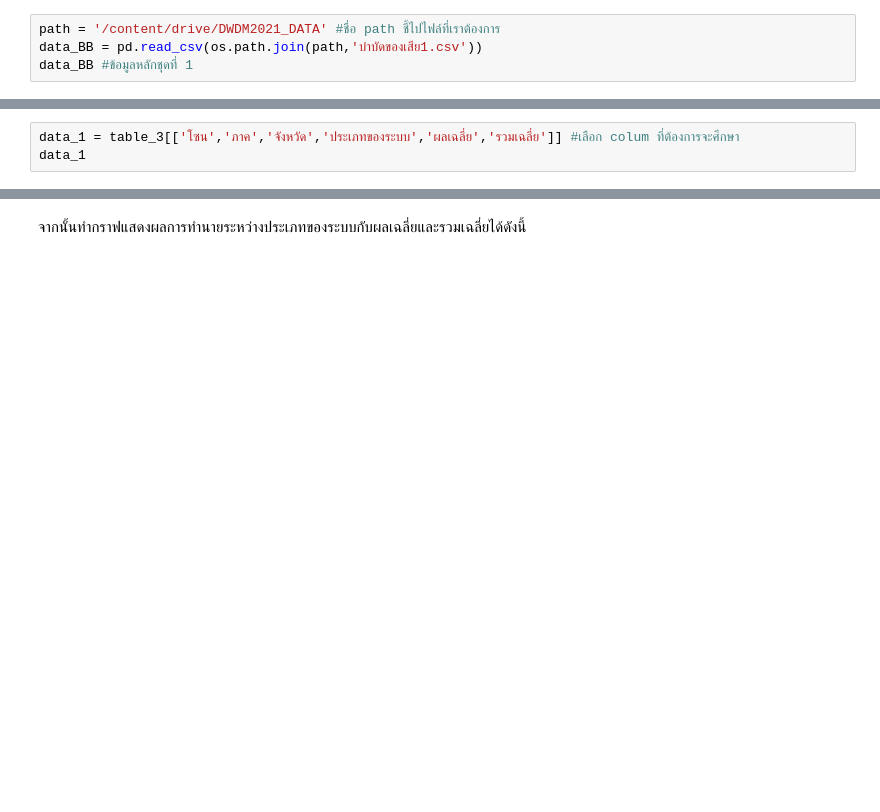
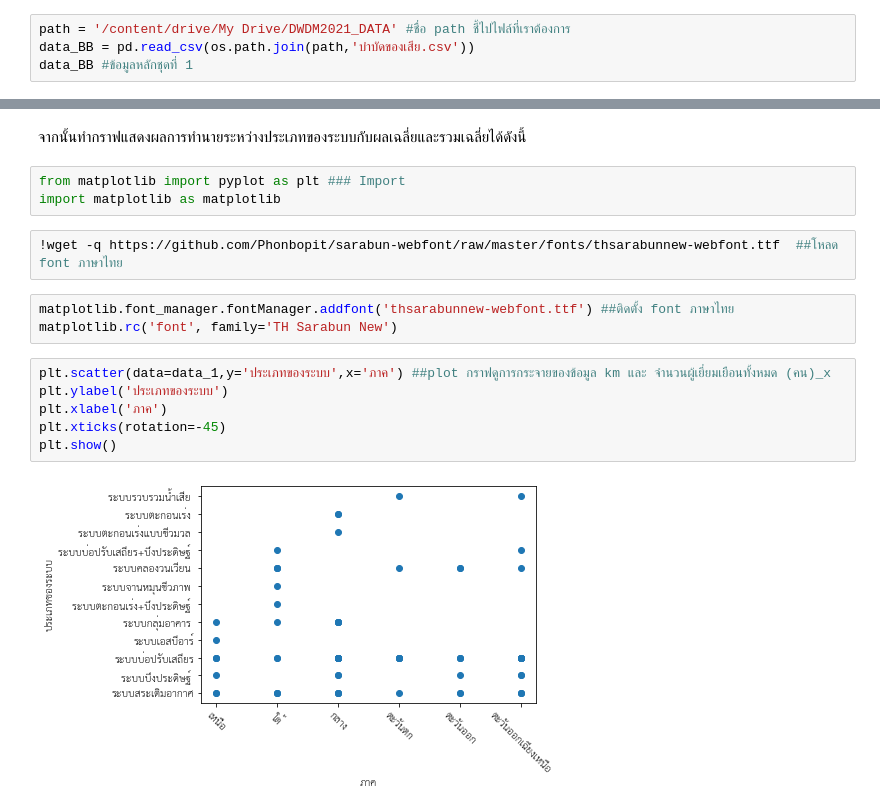
Before and after one commit to moneypitak/DWDM21, a Jupyter notebook: Project_Group.ipynb, the cells around one changed output, grey strips where cells are left out. Drawn from its saved outputs; the diff is of its cells as text; blank space fills up the shorter version.

```diff
--- a/Project_Group.ipynb
+++ b/Project_Group.ipynb
@@ -23,7 +23,7 @@ Drive already mounted at /content/drive; to attempt to forcibly remount, call dr
 # %%
 import os # os ไว้จัดการไฟล์และพาท พาทคือที่อยู่ของไฟล์
 # %%
-path = '/content/drive/DWDM2021_DATA' #ชื่อ path ชี้ไปไฟล์ที่เราต้องการ
-data_BB = pd.read_csv(os.path.join(path,'บำบัดของเสีย1.csv'))
+path = '/content/drive/My Drive/DWDM2021_DATA' #ชื่อ path ชี้ไปไฟล์ที่เราต้องการ
+data_BB = pd.read_csv(os.path.join(path,'บำบัดของเสีย.csv'))
 data_BB #ข้อมูลหลักชุดที่ 1
 # %% [output]
@@ -234,6 +766,3 @@ Northeast ##เรียกดูตาราง
 ผลเฉลี่ย คือ ค่าผลรวมเฉี่ยของประชากรที่จำแนกตามอายุ
 
 รวมเฉลี่ย คือ ค่าผลรวมเฉลี่ยจากรายได้จากการท่องเที่ยว
-# %%
-data_1 = table_3[['โซน','ภาค','จังหวัด','ประเภทของระบบ','ผลเฉลี่ย','รวมเฉลี่ย']] #เลือก colum ที่ต้องการจะศึกษา
-data_1
@@ -532,3 +1236,19 @@ X_test
 # %% [markdown]
 
 จากนั้นทำกราฟแสดงผลการทำนายระหว่างประเภทของระบบกับผลเฉลี่ยและรวมเฉลี่ยได้ดังนี้
+# %%
+from matplotlib import pyplot as plt ### Import
+import matplotlib as matplotlib
+# %%
+!wget -q https://github.com/Phonbopit/sarabun-webfont/raw/master/fonts/thsarabunnew-webfont.ttf  ##โหลด font ภาษาไทย
+# %%
+matplotlib.font_manager.fontManager.addfont('thsarabunnew-webfont.ttf') ##ติดตั้ง font ภาษาไทย
+matplotlib.rc('font', family='TH Sarabun New')
+# %%
+plt.scatter(data=data_1,y='ประเภทของระบบ',x='ภาค') ##plot กราฟดูการกระจายของข้อมูล km และ จำนวนผู้เยี่ยมเยือนทั้งหมด (คน)_x
+plt.ylabel('ประเภทของระบบ')
+plt.xlabel('ภาค')
+plt.xticks(rotation=-45)
+plt.show()
+# %% [output]
+[figure, added]
```
Also changed, not shown: parts of 91 cells of this notebook.
